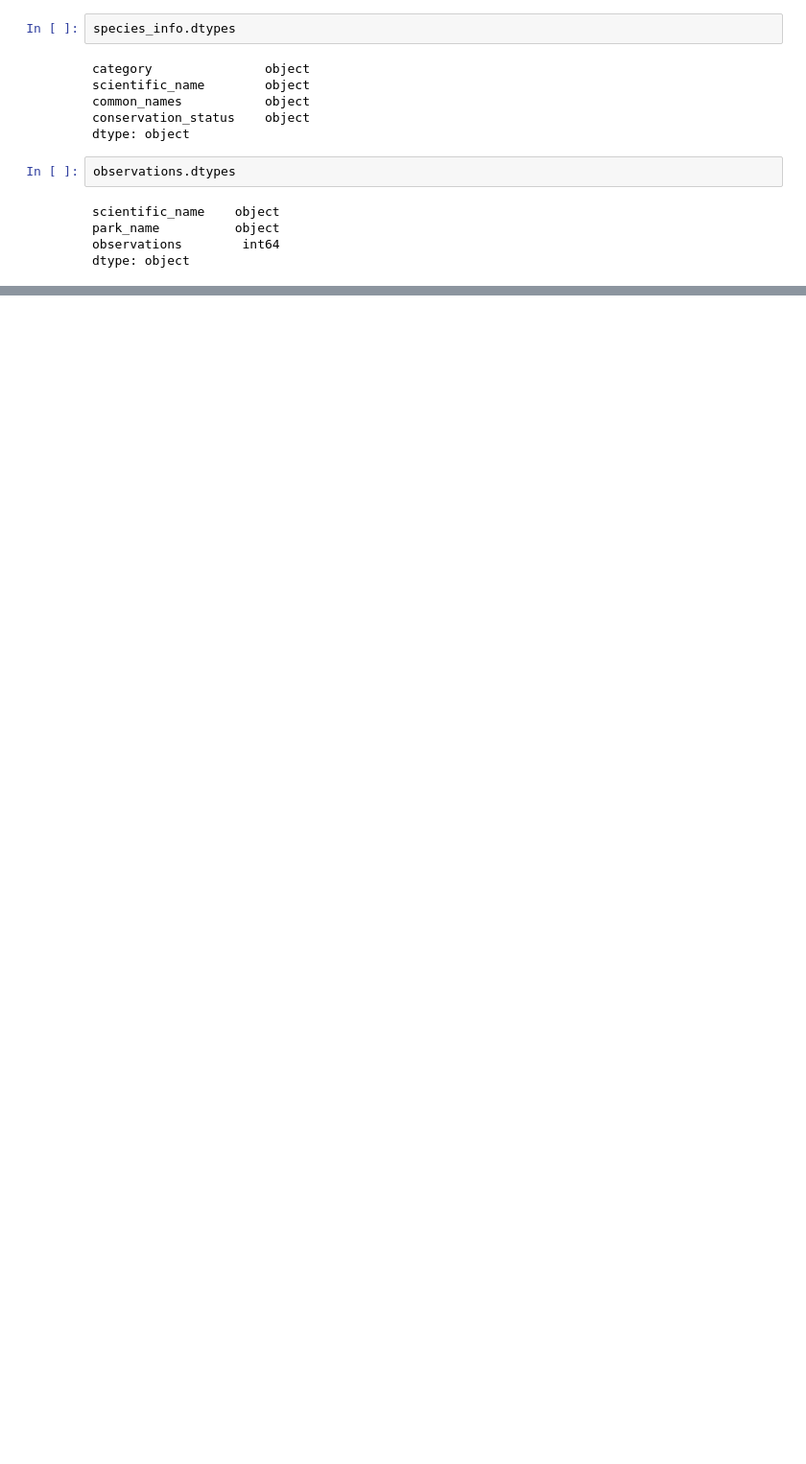
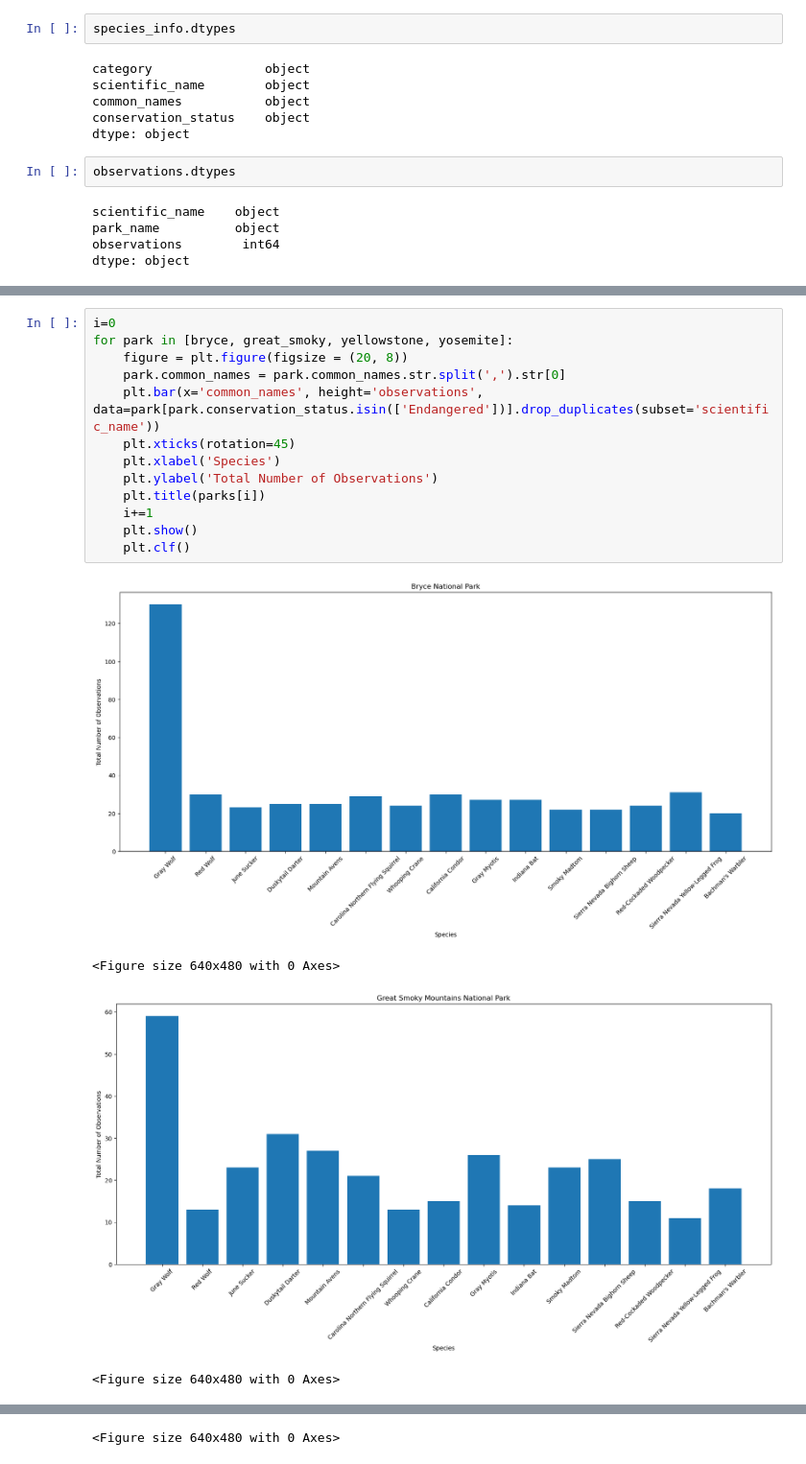
Before and after one commit to vgkikas/Biodiversity, a Jupyter notebook: biodiversity.ipynb, the cells around one changed output, grey strips where cells are left out. Shown: that part at 96% size. Saved outputs shown, nothing was run; the diff lists cells and outputs as text; blank space fills up the shorter version.

```diff
--- a/biodiversity.ipynb
+++ b/biodiversity.ipynb
@@ -88,0 +223,18 @@ TypeError: 'value' must be an instance of str or bytes, not a float
+# %%
+i=0
+for park in [bryce, great_smoky, yellowstone, yosemite]:
+    figure = plt.figure(figsize = (20, 8))
+    park.common_names = park.common_names.str.split(',').str[0]
+    plt.bar(x='common_names', height='observations', data=park[park.conservation_status.isin(['Endangered'])].drop_duplicates(subset='scientific_name'))
+    plt.xticks(rotation=45)
+    plt.xlabel('Species')
+    plt.ylabel('Total Number of Observations')
+    plt.title(parks[i])
+    i+=1
+    plt.show()
+    plt.clf()
+# %% [output]
+[figure, added]
+<Figure size 640x480 with 0 Axes>
+[figure, added]
+<Figure size 640x480 with 0 Axes>
@@ -88,0 +242 @@ TypeError: 'value' must be an instance of str or bytes, not a float
+<Figure size 640x480 with 0 Axes>
```
Also changed, not shown: parts of 44 cells of this notebook.
